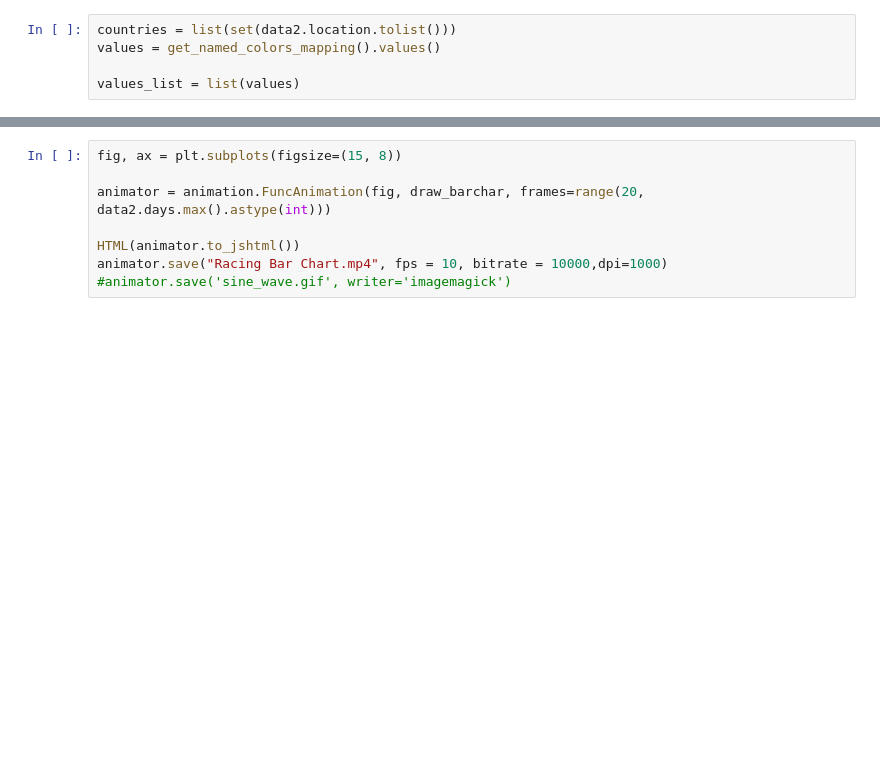
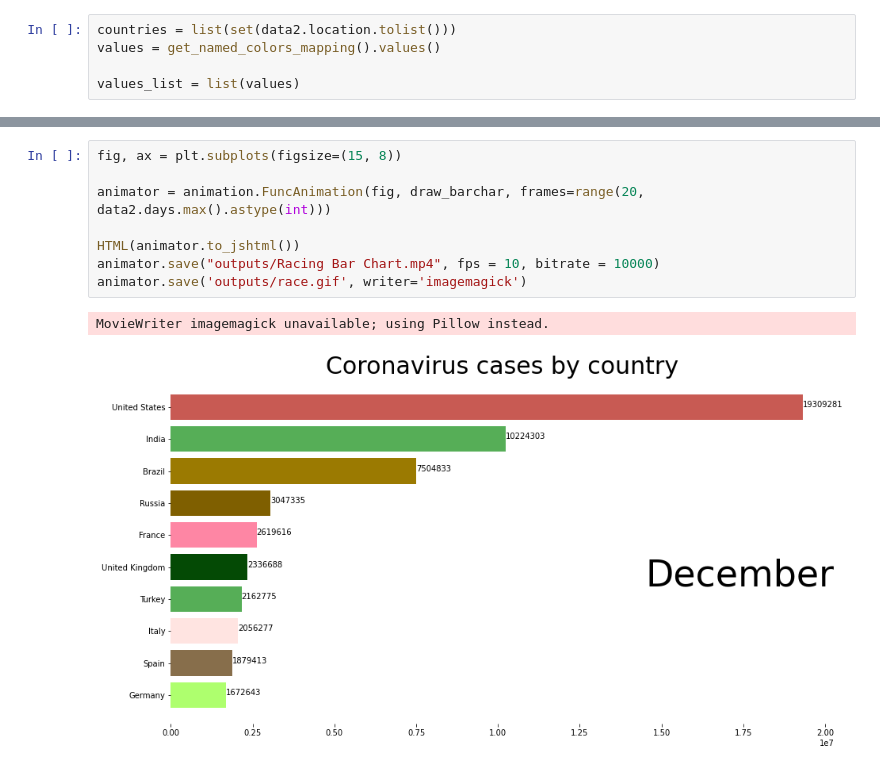
Before and after one commit to grundius1/coronavirus_bar_race, a Jupyter notebook: corona.ipynb, the cells around one changed output, grey strips where cells are left out. Cells and saved outputs as stored; diff of their text form; blank space fills up the shorter version.

```diff
--- a/corona.ipynb
+++ b/corona.ipynb
@@ -272,8 +272,11 @@ draw_barchar(21)
 # %%
 fig, ax = plt.subplots(figsize=(15, 8))
 
 animator = animation.FuncAnimation(fig, draw_barchar, frames=range(20, data2.days.max().astype(int)))
 
 HTML(animator.to_jshtml())
-animator.save("Racing Bar Chart.mp4", fps = 10, bitrate = 10000,dpi=1000)
-#animator.save('sine_wave.gif', writer='imagemagick')
+animator.save("outputs/Racing Bar Chart.mp4", fps = 10, bitrate = 10000)
+animator.save('outputs/race.gif', writer='imagemagick')
+# %% [output]
+MovieWriter imagemagick unavailable; using Pillow instead.
+[figure, added]
```
Also changed, not shown: parts of 2 cells of this notebook, 3 other files.
